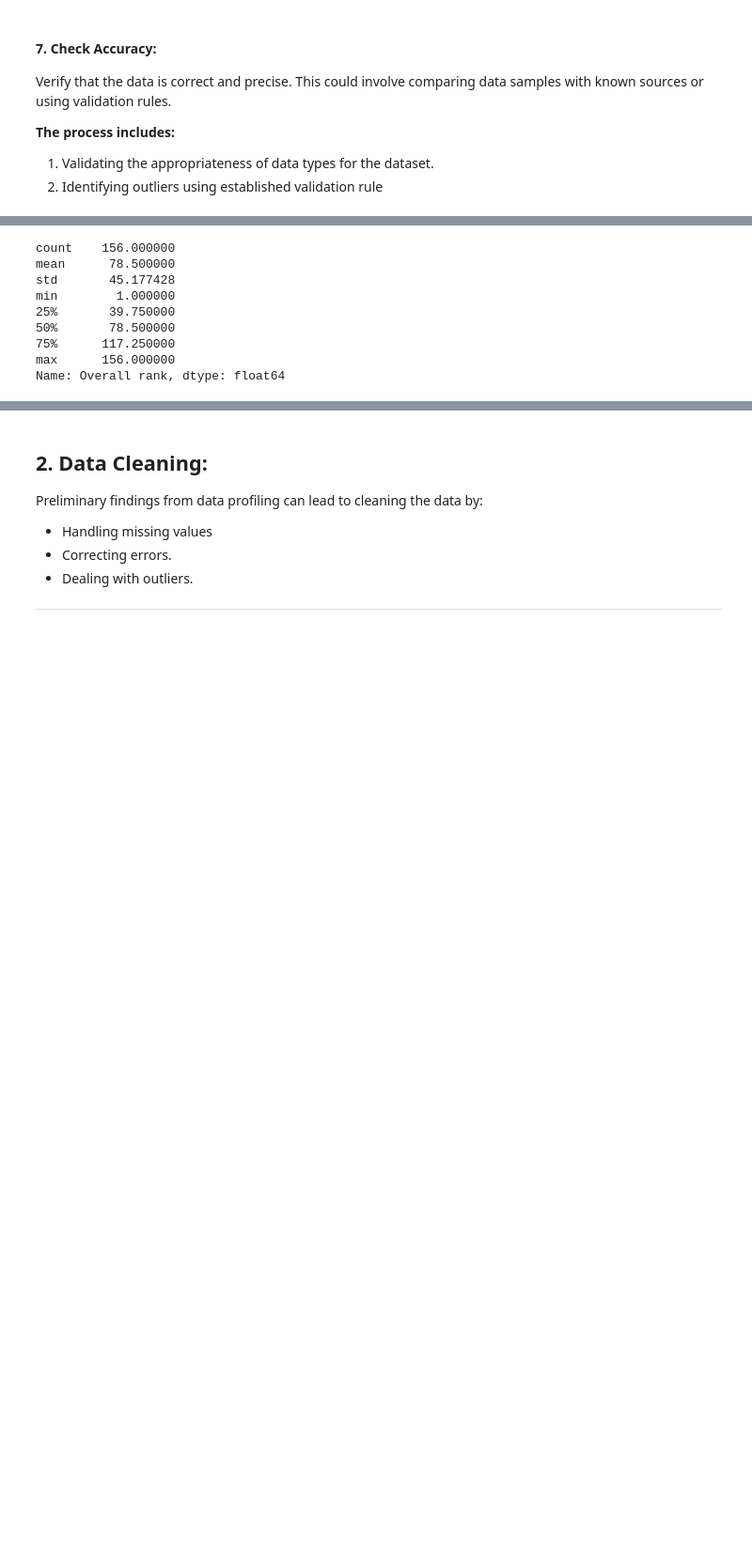
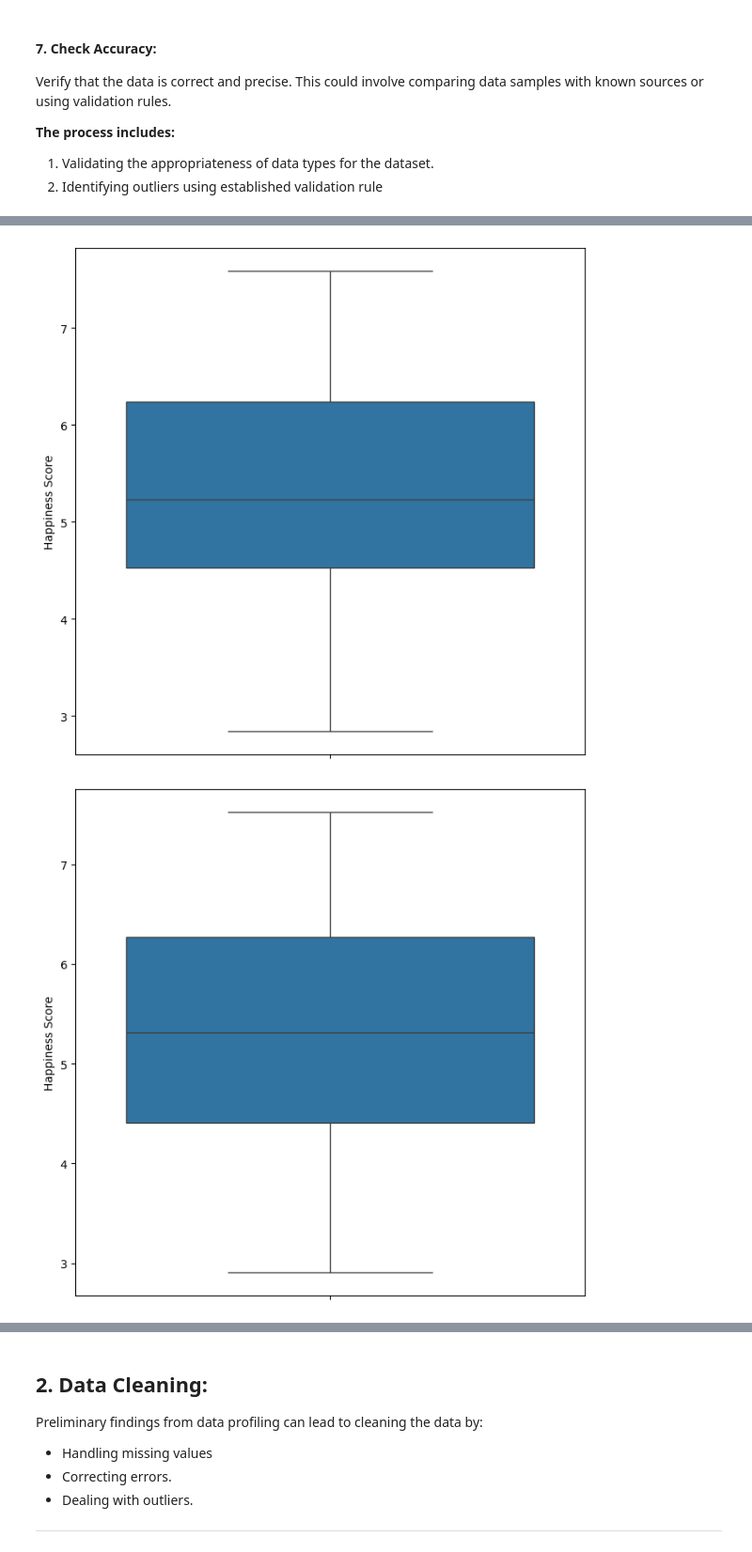
Before and after one commit to kawthar-1411/Usecase-2, a Jupyter notebook: EDA explain template-kawthar.ipynb, the cells around one changed output, grey strips where cells are left out. Shown: that part at 94% size. Drawn from its saved outputs; the diff is of its cells as text; code cells hidden in the pictures; blank space fills up the shorter version.

```diff
--- a/EDA explain template-kawthar.ipynb
+++ b/EDA explain template-kawthar.ipynb
@@ -230,22 +341,6 @@ dtypes: float64(7), int64(1), object(1)
 memory usage: 11.1+ KB
 # %%
 # no need to change the type because all of them ok
-# %%
-df_2015['Happiness Rank'].describe() # no outlier
-df_2016['Happiness Rank'].describe() # no outlier
-df_2017["Happiness.Rank"].describe() # no outlier
-df_2018["Overall rank"].describe() # no outlier
-df_2019["Overall rank"].describe() # no outlier
-# %% [output]
-count    156.000000
-mean      78.500000
-std       45.177428
-min        1.000000
-25%       39.750000
-50%       78.500000
-75%      117.250000
-max      156.000000
-Name: Overall rank, dtype: float64
 # %% [markdown]
 **What is an Outlier?**
 Outlier is an row/observation that appears far away and diverges from an overall pattern in a sample.
@@ -301,7 +396,38 @@ We use 3 common visualization methods:
 >- Data points, three or more standard deviation away from mean are considered outlier: The Z-score is the signed number of standard deviations by which the value of an observation or data point is above the mean value of what is being observed or measured. While calculating the Z-score we re-scale and center the data and look for data points that are too far from zero. These data points which are way too far from zero will be treated as the outliers. In most of the cases, a threshold of 3 or -3 is used i.e if the Z-score value is greater than or less than 3 or -3 respectively, that data point will be identified as outliers.
 > - Outlier detection is merely a special case of the examination of data for influential data points and it also depends on the business understanding
 # %%
-# go to univariate graphical analysis
-# go to lesson : data visualisation 1 - chart type section
-# then go to univariate graphical analysis
-# detect outliers using graphs varbaly
+
+
+plt.figure(figsize=(8,8))
+
+sns.boxplot(
+    df_2015,
+    y='Happiness Score')
+
+plt.figure(figsize=(8,8))
+
+sns.boxplot(
+    df_2016,
+    y='Happiness Score')
+
+plt.figure(figsize=(8,8))
+sns.boxplot(
+    df_2017,
+    y='Happiness.Score')
+
+plt.figure(figsize=(8,8))
+sns.boxplot(
+    df_2018,
+    y='Score')
+
+plt.figure(figsize=(8,8))
+sns.boxplot(
+    df_2019,
+    y='Score')
+
+
+
+plt.show()
+# %% [output]
+[figure, added]
+[figure, added]
```
Also changed, not shown: parts of 29 cells of this notebook.
